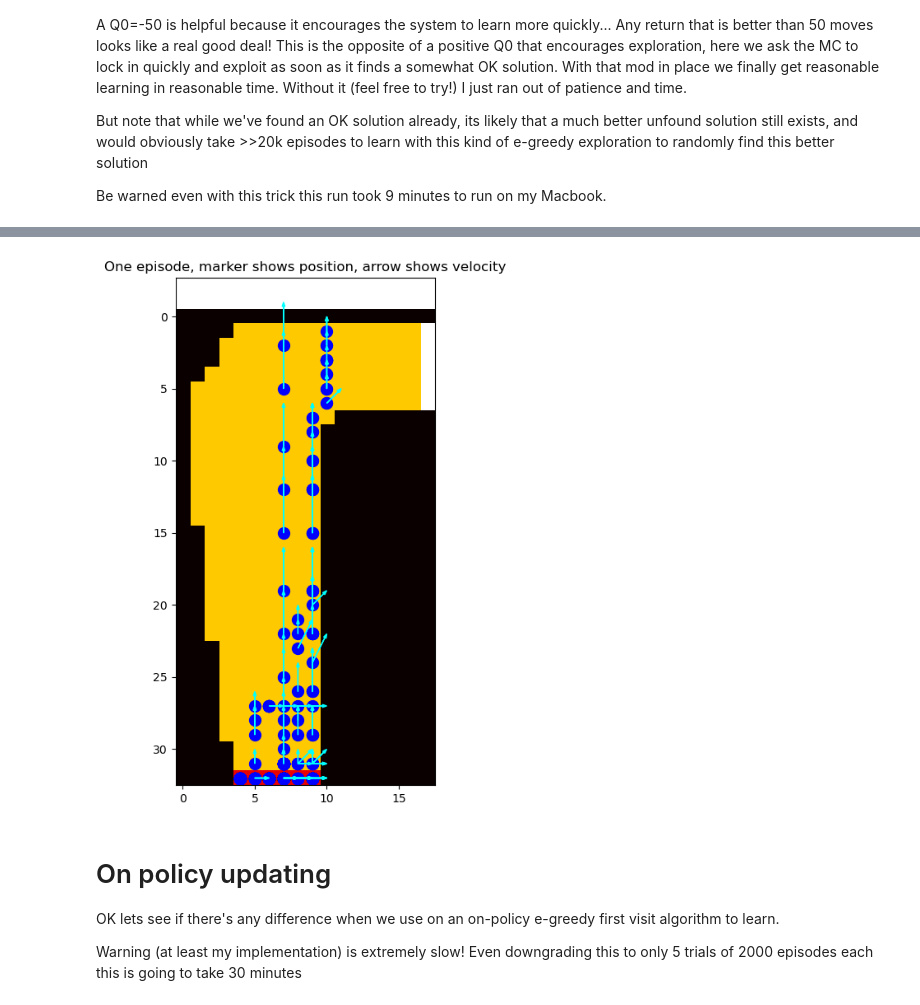
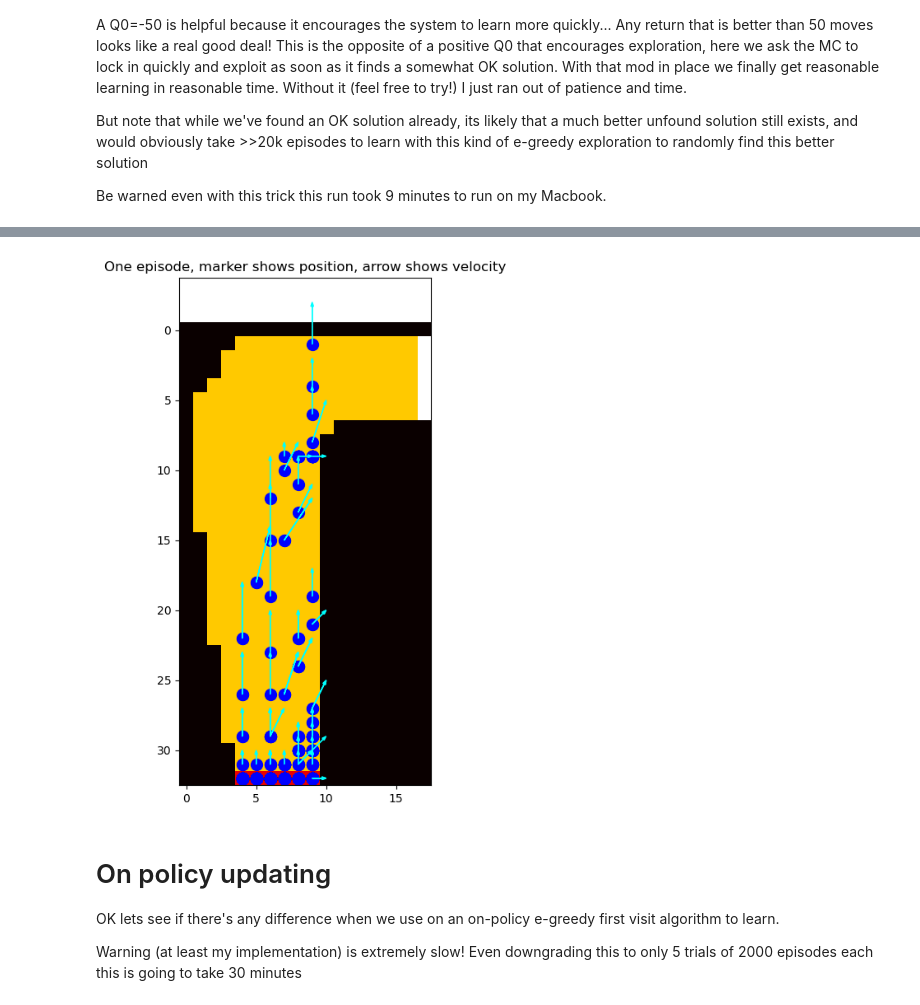
Before and after one commit to Vincent-the-swimmer/Assignments-WI25, a Jupyter notebook: A3/racecar.ipynb, the cells around one changed output, grey strips where cells are left out. Cells and saved outputs as stored; diff of their text form; code cells hidden in the pictures.

```diff
--- a/A3/racecar.ipynb
+++ b/A3/racecar.ipynb
@@ -317,10 +328,10 @@ def plot_track(track, states=None):
     plt.show()
 # %%
 # feel free to use this technique to explore solutions you train!
-
+episode = MC.generate_egreedy_episode()
 plot_track(MC.env, episode)
 # %% [output]
-[figure, old version]
+[figure, new version]
 # %% [markdown]
 # On policy updating
 
```
Also changed, not shown: parts of 8 cells of this notebook, 1 other file.
